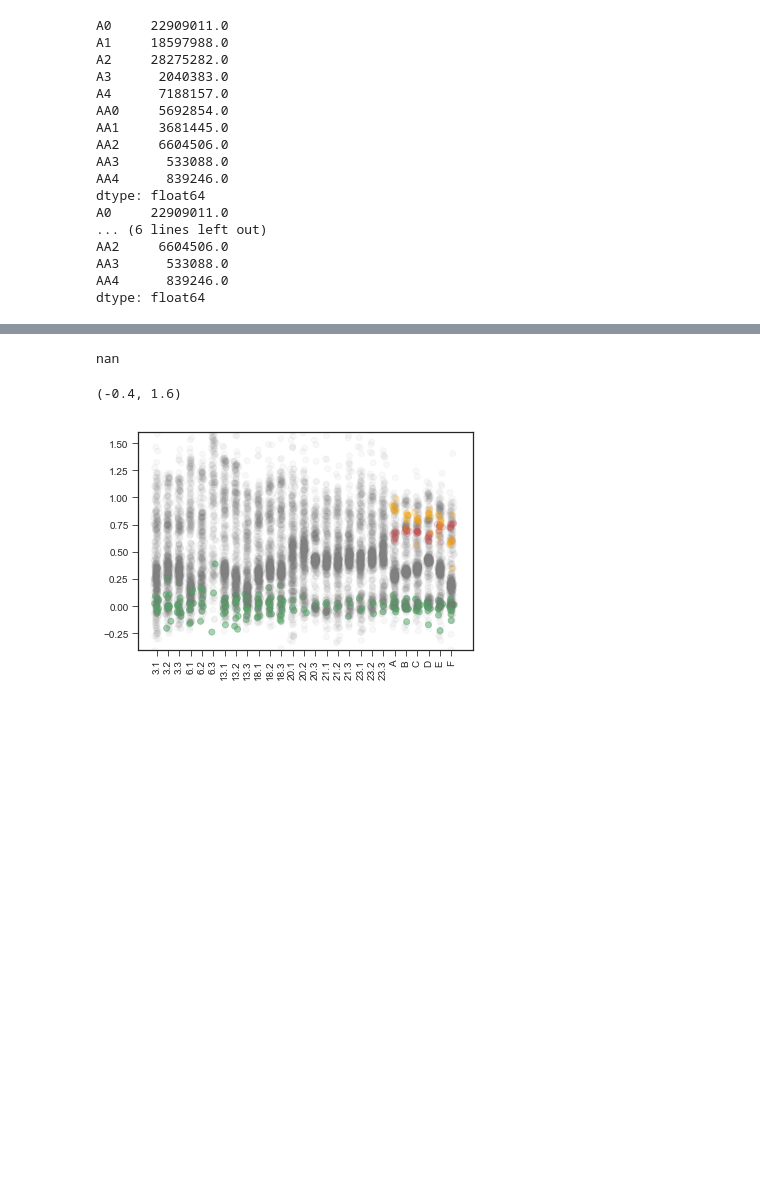
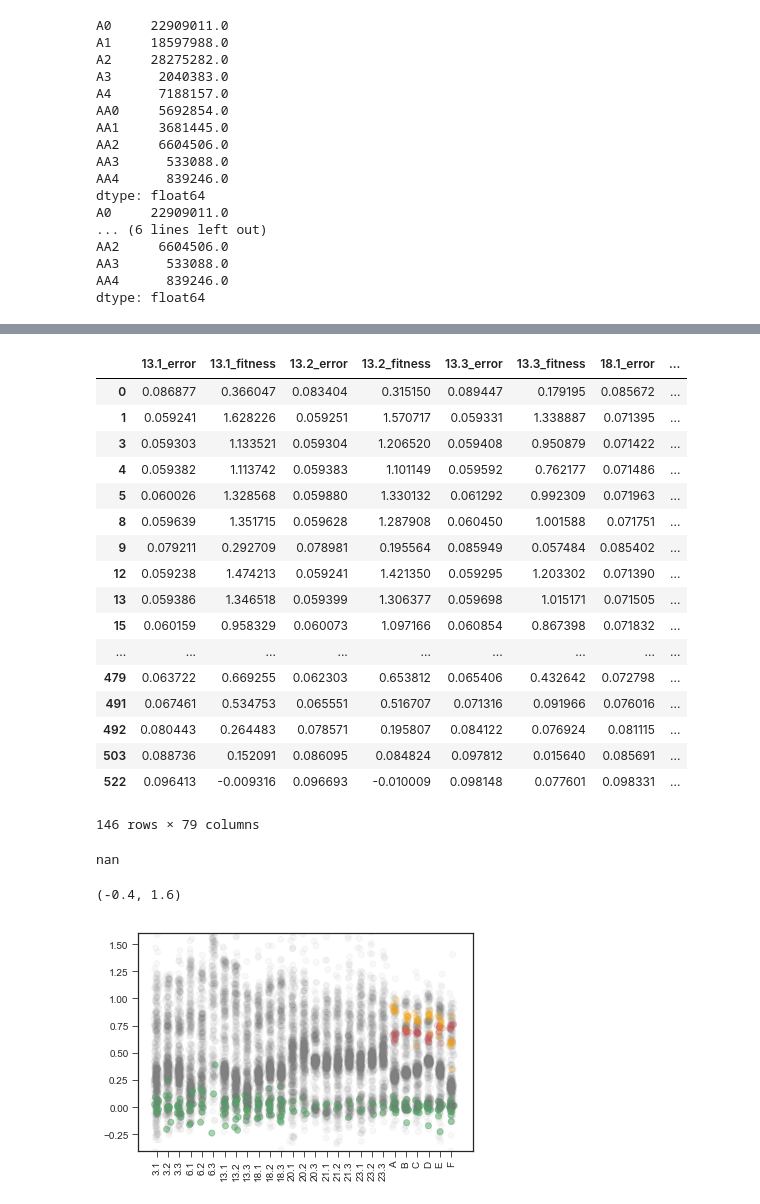
Before and after one commit to grantkinsler/1BigBatch, a Jupyter notebook: code/Fitness_Estimation_Default_Atish.ipynb, the cells around one changed output, grey strips where cells are left out. Cells and saved outputs as stored; diff of their text form; code cells hidden in the pictures; blank space fills up the shorter version.

```diff
--- a/code/Fitness_Estimation_Default_Atish.ipynb
+++ b/code/Fitness_Estimation_Default_Atish.ipynb
@@ -96,7 +96,7 @@ data = merged_data
 data = data[~(data['barcode'].isin([7777777,9999999]))]
 data = data.sort_values('barcode')
 
-cov_thresh = 1e3
+cov_thresh = 100
 
 ### called neutral by atish's method in ALL 5000 bc experiments (I think - need to verify this)
 ### [could also be below some set threshold across all experiments]
@@ -153,7 +153,7 @@ for condition,replicates in conditions.items():
         rep_times[rep] = data[these_times].values
         print(timepoints)
     answer = atish.inferFitness(data['barcode'].values,timepoints,rep_times,
-                                neutralBarcodes=neutrals,lowCoverageThresh=cov_thresh,use_all_neutral=True,useMultNoise=False)
+                                neutralBarcodes=neutrals,lowCoverageThresh=cov_thresh,use_all_neutral=True,useMultNoise=True)
 
 
     for rep in replicates:
@@ -169,16 +169,16 @@ fitness_df = p.DataFrame(fitnesses)
 # fitness_df = fitness_df[~np.isfinite(fitness_df)] = np.nan
 # fitness_df = fitness_df.replace([float('Inf'),-float('Inf'),np.inf, -np.inf], np.nan)
 
-for condition,replicates in conditions.items():
+# for condition,replicates in conditions.items():
 
 
-    fitness_df[condition+'_fitness'] = np.nansum([fitness_df[rep+'_fitness'].values/fitness_df[rep+'_error'].values for rep in replicates],axis=0) \
-    /np.nansum([1.0/fitness_df[rep+'_error'].values for rep in replicates],axis=0)
+#     fitness_df[condition+'_fitness'] = np.nansum([fitness_df[rep+'_fitness'].values/fitness_df[rep+'_error'].values for rep in replicates],axis=0) \
+#     /np.nansum([1.0/fitness_df[rep+'_error'].values for rep in replicates],axis=0)
 
-    fitness_df[condition+'_error'] = np.nansum([1.0/fitness_df[rep+'_error'].values for rep in replicates],axis=0)**(-1)
+#     fitness_df[condition+'_error'] = np.nansum([1.0/fitness_df[rep+'_error'].values for rep in replicates],axis=0)**(-1)
 
 
-fitness_df.to_csv('../data/DoubleBC_Merged_Fitness_Atish_Default_AllConditions_AdditiveNoiseOnly.csv',index=False)
+# fitness_df.to_csv('../data/DoubleBC_Merged_Fitness_Atish_Default_AllConditions_AdditiveNoiseOnly.csv',index=False)
 # %% [output]
 [17615, 24362, 42040, 71926, 72939, 73802, 109476, 113483, 120600, 134852, 263665, 298344, 316954]
 3
@@ -238,3 +238,24 @@ fitness_df
+# %%
+fitness_df.replace([np.inf, -np.inf], np.nan).dropna()
+# %% [output]
+|  | 13.1_error | 13.1_fitness | 13.2_error | 13.2_fitness | 13.3_error | 13.3_fitness | 18.1_error | ... |
+| 0 | 0.086877 | 0.366047 | 0.083404 | 0.315150 | 0.089447 | 0.179195 | 0.085672 | ... |
+| 1 | 0.059241 | 1.628226 | 0.059251 | 1.570717 | 0.059331 | 1.338887 | 0.071395 | ... |
+| 3 | 0.059303 | 1.133521 | 0.059304 | 1.206520 | 0.059408 | 0.950879 | 0.071422 | ... |
+| 4 | 0.059382 | 1.113742 | 0.059383 | 1.101149 | 0.059592 | 0.762177 | 0.071486 | ... |
+| 5 | 0.060026 | 1.328568 | 0.059880 | 1.330132 | 0.061292 | 0.992309 | 0.071963 | ... |
+| 8 | 0.059639 | 1.351715 | 0.059628 | 1.287908 | 0.060450 | 1.001588 | 0.071751 | ... |
+| 9 | 0.079211 | 0.292709 | 0.078981 | 0.195564 | 0.085949 | 0.057484 | 0.085402 | ... |
+| 12 | 0.059238 | 1.474213 | 0.059241 | 1.421350 | 0.059295 | 1.203302 | 0.071390 | ... |
+| 13 | 0.059386 | 1.346518 | 0.059399 | 1.306377 | 0.059698 | 1.015171 | 0.071505 | ... |
+| 15 | 0.060159 | 0.958329 | 0.060073 | 1.097166 | 0.060854 | 0.867398 | 0.071832 | ... |
+| ... | ... | ... | ... | ... | ... | ... | ... | ... |
+| 479 | 0.063722 | 0.669255 | 0.062303 | 0.653812 | 0.065406 | 0.432642 | 0.072798 | ... |
+| 491 | 0.067461 | 0.534753 | 0.065551 | 0.516707 | 0.071316 | 0.091966 | 0.076016 | ... |
+| 492 | 0.080443 | 0.264483 | 0.078571 | 0.195807 | 0.084122 | 0.076924 | 0.081115 | ... |
+| 503 | 0.088736 | 0.152091 | 0.086095 | 0.084824 | 0.097812 | 0.015640 | 0.085691 | ... |
+| 522 | 0.096413 | -0.009316 | 0.096693 | -0.010009 | 0.098148 | 0.077601 | 0.098331 | ... |
+146 rows × 79 columns
 # %%
 np.sum(fitness_df['3.1_fitness'].values/fitness_df['3.1_error'].values)/(np.sum(1/fitness_df['3.1_error'].values))
 # %% [output]
```
Also changed, not shown: parts of 3 cells of this notebook, 6 other files.
